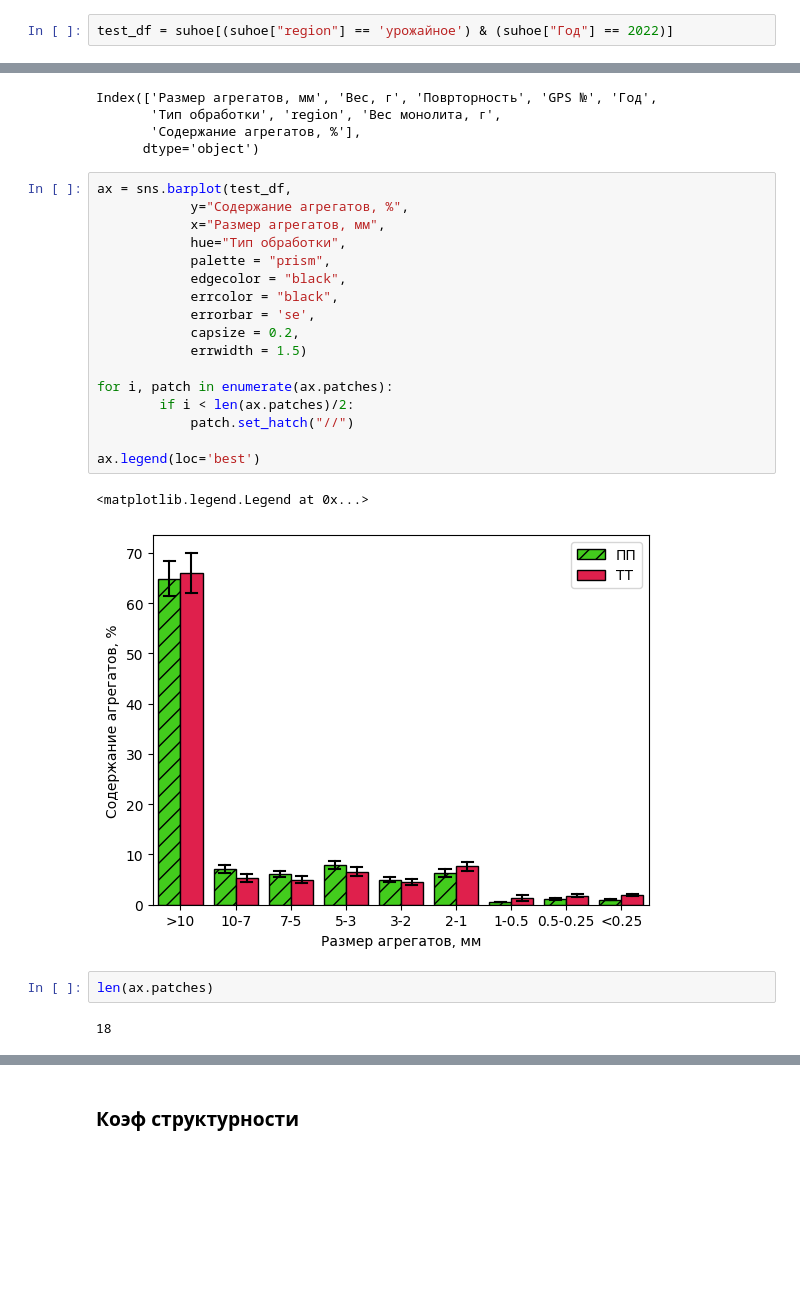
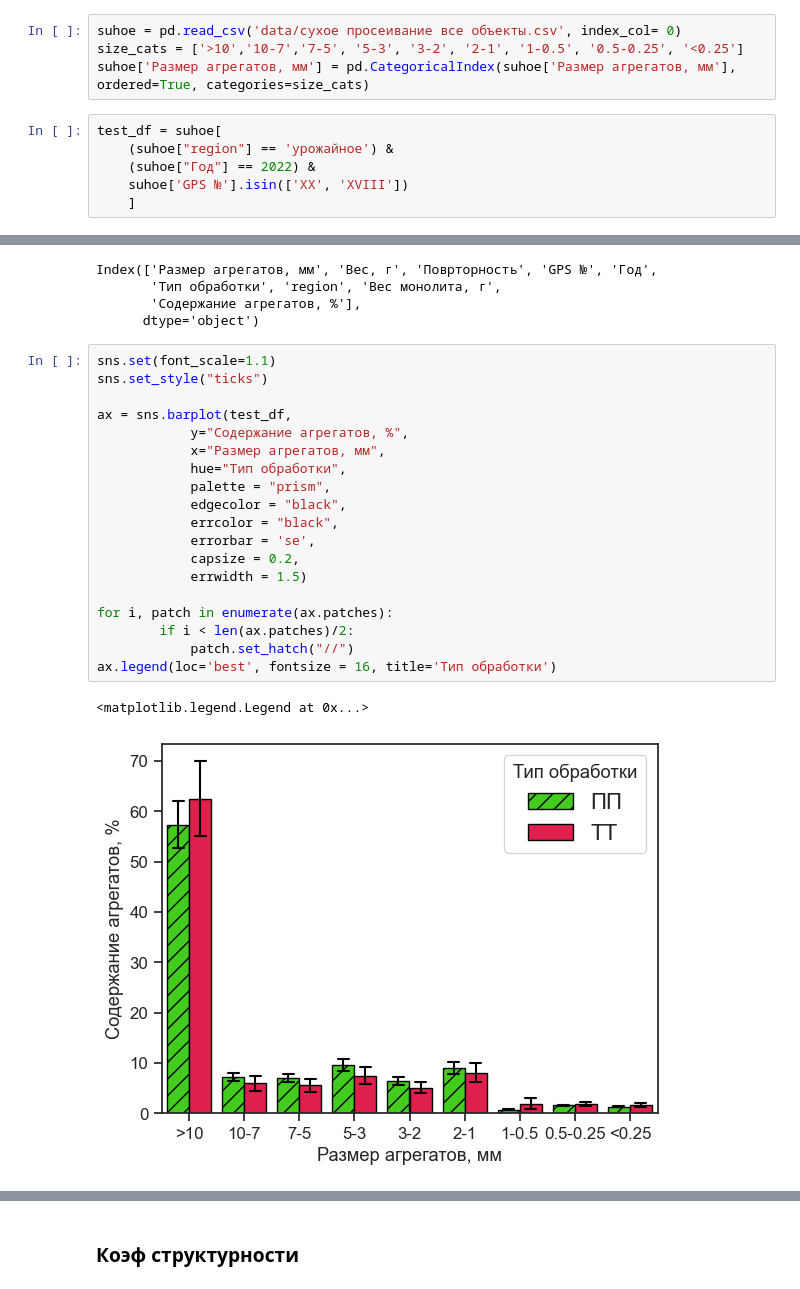
Before and after one commit to hukitoc94/uroshaynoe, a Jupyter notebook: agrophysics.ipynb, the cells around one changed output, grey strips where cells are left out. Drawn from its saved outputs; the diff is of its cells as text; blank space fills up the shorter version.

```diff
--- a/agrophysics.ipynb
+++ b/agrophysics.ipynb
@@ -26,5 +26,13 @@ suhoe = pd.read_csv('data/сухое просеивание все объект
+# %%
+suhoe = pd.read_csv('data/сухое просеивание все объекты.csv', index_col= 0)
+size_cats = ['>10','10-7','7-5', '5-3', '3-2', '2-1', '1-0.5', '0.5-0.25', '<0.25']
+suhoe['Размер агрегатов, мм'] = pd.CategoricalIndex(suhoe['Размер агрегатов, мм'], ordered=True, categories=size_cats)
 # %%
-test_df = suhoe[(suhoe["region"] == 'урожайное') & (suhoe["Год"] == 2022)]
+test_df = suhoe[
+    (suhoe["region"] == 'урожайное') &
+    (suhoe["Год"] == 2022) &
+    suhoe['GPS №'].isin(['XX', 'XVIII'])
+    ]
 # %%
 test_df.columns
 # %% [output]
@@ -33,26 +41,24 @@ Index(['Размер агрегатов, мм', 'Вес, г', 'Поврторн
        'Содержание агрегатов, %'],
       dtype='object')
 # %%
+sns.set(font_scale=1.1)
+sns.set_style("ticks")
+
 ax = sns.barplot(test_df,
             y="Содержание агрегатов, %",
             x="Размер агрегатов, мм",
             hue="Тип обработки",
             palette = "prism",
             edgecolor = "black",
             errcolor = "black",
             errorbar = 'se',
             capsize = 0.2,
             errwidth = 1.5)
 
 for i, patch in enumerate(ax.patches):
         if i < len(ax.patches)/2:
             patch.set_hatch("//")
-
-ax.legend(loc='best')
+ax.legend(loc='best', fontsize = 16, title='Тип обработки')
 # %% [output]
 <matplotlib.legend.Legend at 0x...>
-[figure, old version]
+[figure, new version]
-# %%
-len(ax.patches)
-# %% [output]
-18
```
Also changed, not shown: parts of 6 cells of this notebook, 1 other file.
